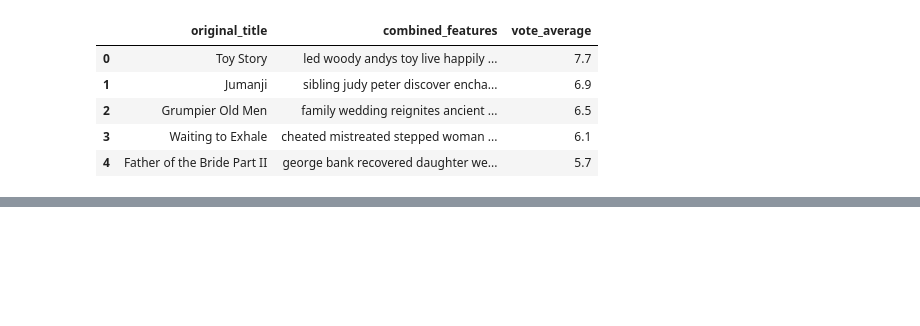
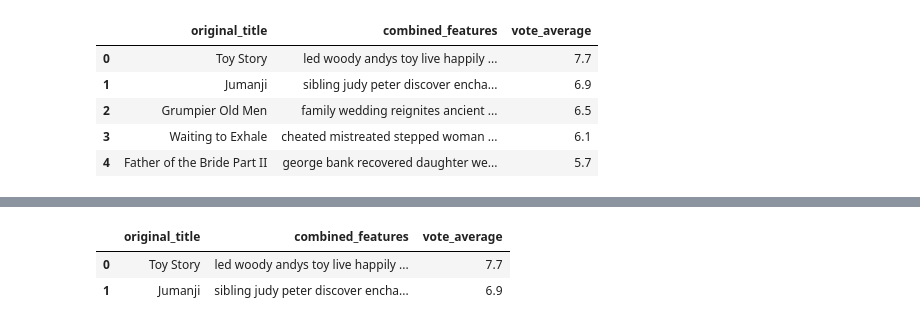
Before and after one commit to washim04x/movie-recommender-system, a Jupyter notebook: notebooks/eda.ipynb, the cells around one changed output, grey strips where cells are left out. Saved outputs shown, nothing was run; the diff lists cells and outputs as text; code cells hidden in the pictures; blank space fills up the shorter version.

```diff
--- a/notebooks/eda.ipynb
+++ b/notebooks/eda.ipynb
@@ -351,0 +459,7 @@ pickle.dump(tfidf, open('tfidf.pkl', 'wb'))
+# %%
+df=pd.read_csv('D:/Desktop/movie-recommender-system/data/processed/features_data.csv')
+df.head(2)
+# %% [output]
+|  | original_title | combined_features | vote_average |
+| 0 | Toy Story | led woody andys toy live happily ... | 7.7 |
+| 1 | Jumanji | sibling judy peter discover encha... | 6.9 |
```
Also changed, not shown: parts of 14 cells of this notebook, 22 other files.
